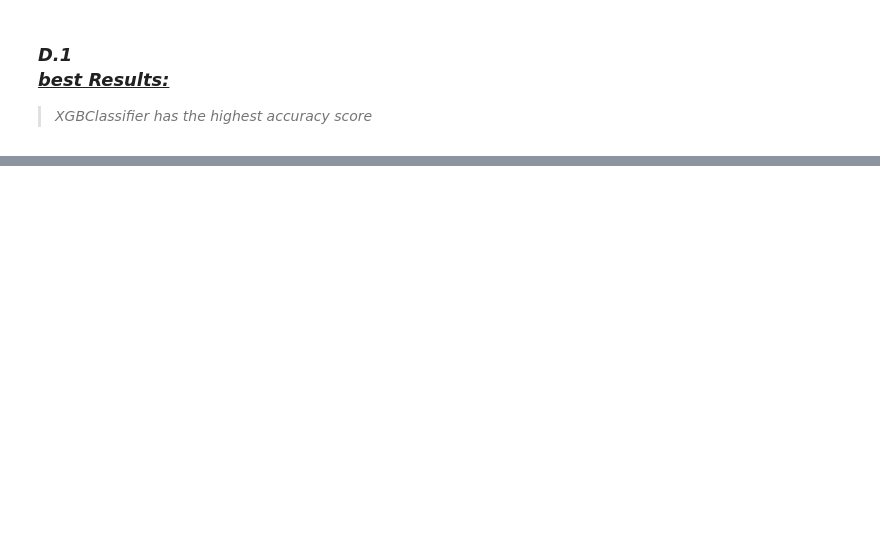
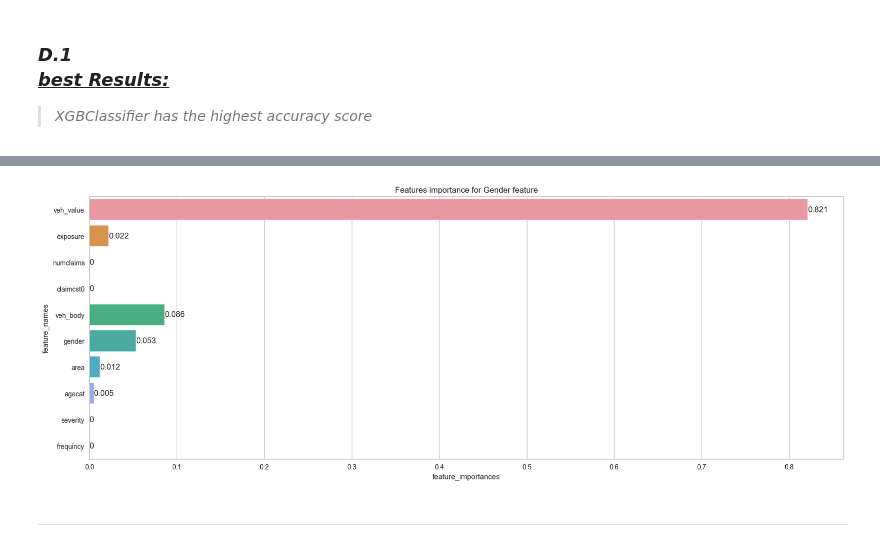
Before and after one commit to omars1234/Insurance_Analysis, a Jupyter notebook: Notebooks/Data_Classification/vehicleage_classifier_param.ipynb, the cells around one changed output, grey strips where cells are left out. Saved outputs shown, nothing was run; the diff lists cells and outputs as text; code cells hidden in the pictures; blank space fills up the shorter version.

```diff
--- a/Notebooks/Data_Classification/vehicleage_classifier_param.ipynb
+++ b/Notebooks/Data_Classification/vehicleage_classifier_param.ipynb
@@ -716,0 +710,10 @@ plt.legend(loc='best')
+# %%
+importance=pd.concat([pd.DataFrame(XGBClassifier_model.feature_names_in_,columns=["feature_names"]),
+           pd.DataFrame(XGBClassifier_model.feature_importances_,columns=["feature_importances"])],axis=1)
+# %%
+matplotlib.rcParams["figure.figsize"]=(20,7)
+ax=sns.barplot(x=np.round(importance["feature_importances"],3),y=importance["feature_names"])
+plt.title('Features importance for Gender feature')
+ax.bar_label(ax.containers[0]);
+# %% [output]
+[figure, added]
@@ -716,0 +724,2 @@ plt.legend(loc='best')
+# %% [markdown]
+---
```
Also changed, not shown: parts of 17 cells of this notebook, 5 other files.
